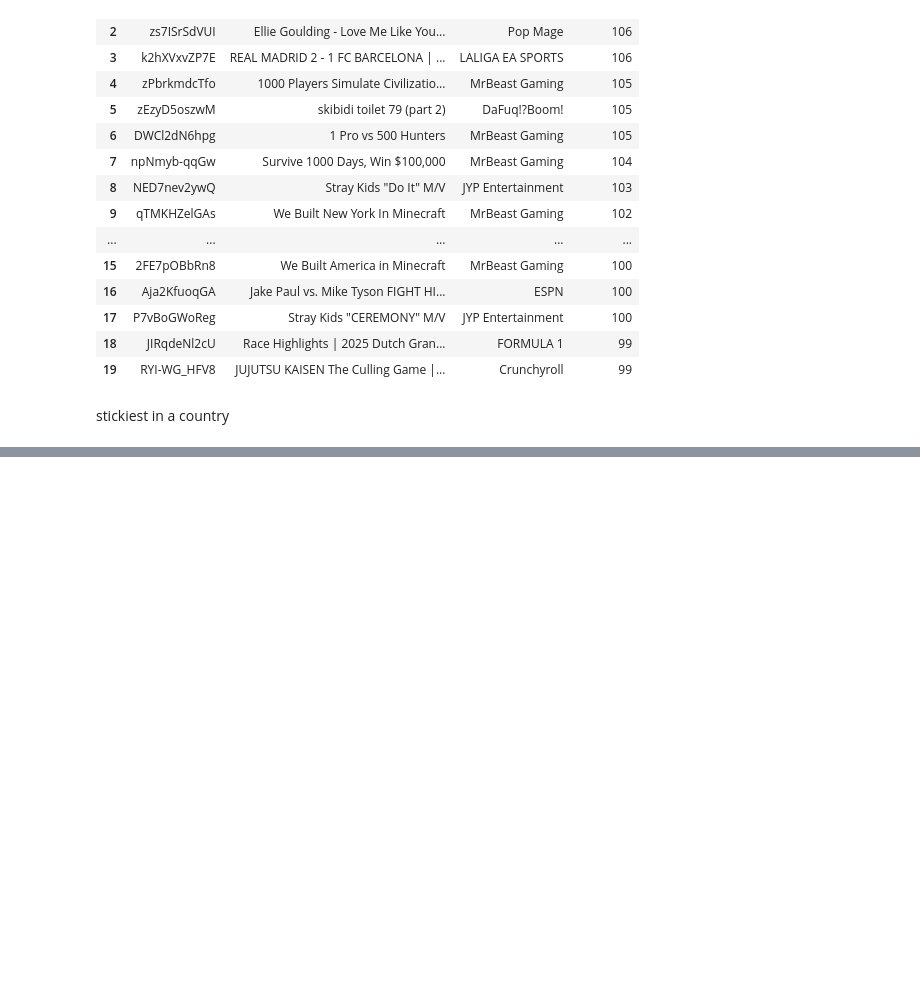
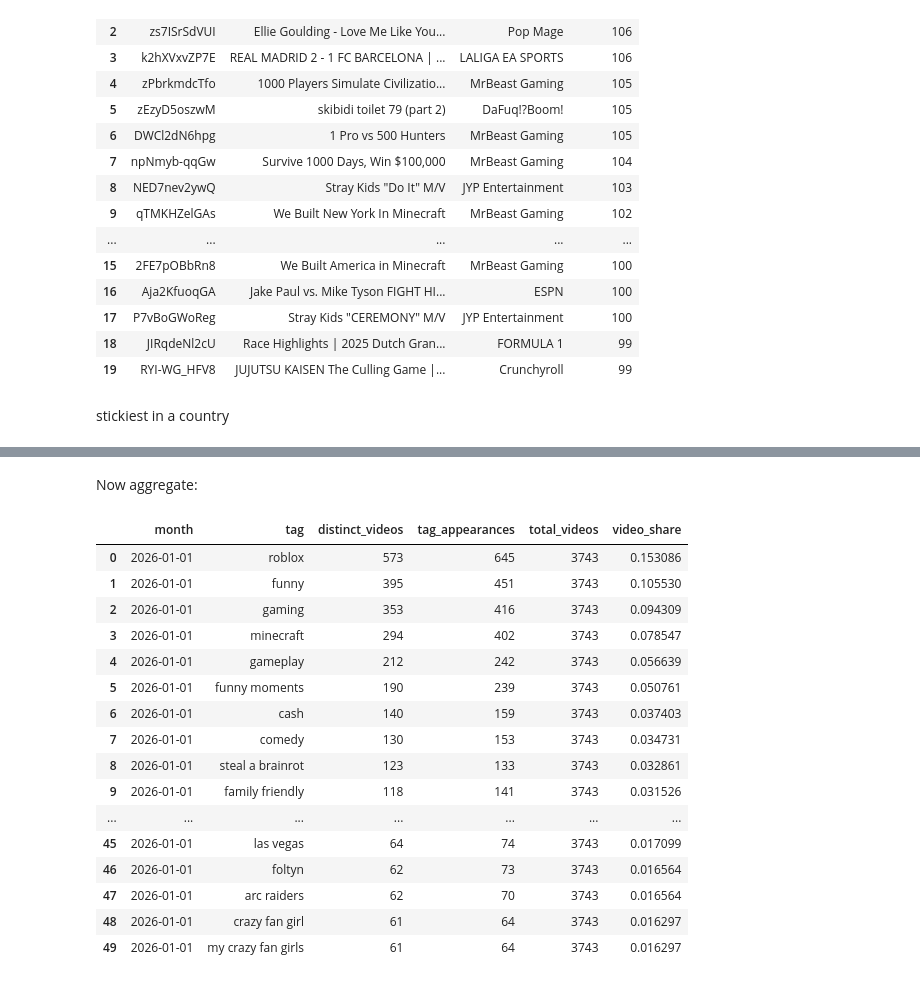
Before and after one commit to jocoolner/youtube-trending-app, a Jupyter notebook: notebooks/01_eda.ipynb, the cells around one changed output, grey strips where cells are left out. Saved outputs shown, nothing was run; the diff lists cells and outputs as text; code cells hidden in the pictures; blank space fills up the shorter version.

```diff
--- a/notebooks/01_eda.ipynb
+++ b/notebooks/01_eda.ipynb
@@ -311,0 +697,50 @@ LIMIT 20;
+# %% [markdown]
+Now aggregate:
+# %%
+# 2) Monthly tag counts + share of videos that month
+monthly = q("""
+WITH month_total AS (
+  SELECT month, count(DISTINCT video_id) AS total_videos
+  FROM v_us_tag_events
+  GROUP BY 1
+),
+tag_month AS (
+  SELECT
+    month,
+    tag,
+    count(*) AS tag_appearances,
+    count(DISTINCT video_id) AS distinct_videos
+  FROM v_us_tag_events
+  GROUP BY 1,2
+)
+SELECT
+  tm.month,
+  tm.tag,
+  tm.distinct_videos,
+  tm.tag_appearances,
+  mt.total_videos,
+  round(1.0 * tm.distinct_videos / mt.total_videos, 6) AS video_share
+FROM tag_month tm
+JOIN month_total mt USING (month)
+ORDER BY tm.month DESC, tm.distinct_videos DESC
+LIMIT 50;
+""")
+monthly
+# %% [output]
+|  | month | tag | distinct_videos | tag_appearances | total_videos | video_share |
+| 0 | 2026-01-01 | roblox | 573 | 645 | 3743 | 0.153086 |
+| 1 | 2026-01-01 | funny | 395 | 451 | 3743 | 0.105530 |
+| 2 | 2026-01-01 | gaming | 353 | 416 | 3743 | 0.094309 |
+| 3 | 2026-01-01 | minecraft | 294 | 402 | 3743 | 0.078547 |
+| 4 | 2026-01-01 | gameplay | 212 | 242 | 3743 | 0.056639 |
+| 5 | 2026-01-01 | funny moments | 190 | 239 | 3743 | 0.050761 |
+| 6 | 2026-01-01 | cash | 140 | 159 | 3743 | 0.037403 |
+| 7 | 2026-01-01 | comedy | 130 | 153 | 3743 | 0.034731 |
+| 8 | 2026-01-01 | steal a brainrot | 123 | 133 | 3743 | 0.032861 |
+| 9 | 2026-01-01 | family friendly | 118 | 141 | 3743 | 0.031526 |
+| ... | ... | ... | ... | ... | ... | ... |
+| 45 | 2026-01-01 | las vegas | 64 | 74 | 3743 | 0.017099 |
+| 46 | 2026-01-01 | foltyn | 62 | 73 | 3743 | 0.016564 |
+| 47 | 2026-01-01 | arc raiders | 62 | 70 | 3743 | 0.016564 |
+| 48 | 2026-01-01 | crazy fan girl | 61 | 64 | 3743 | 0.016297 |
+| 49 | 2026-01-01 | my crazy fan girls | 61 | 64 | 3743 | 0.016297 |
```
Also changed, not shown: parts of 23 cells of this notebook, 2 other files.
